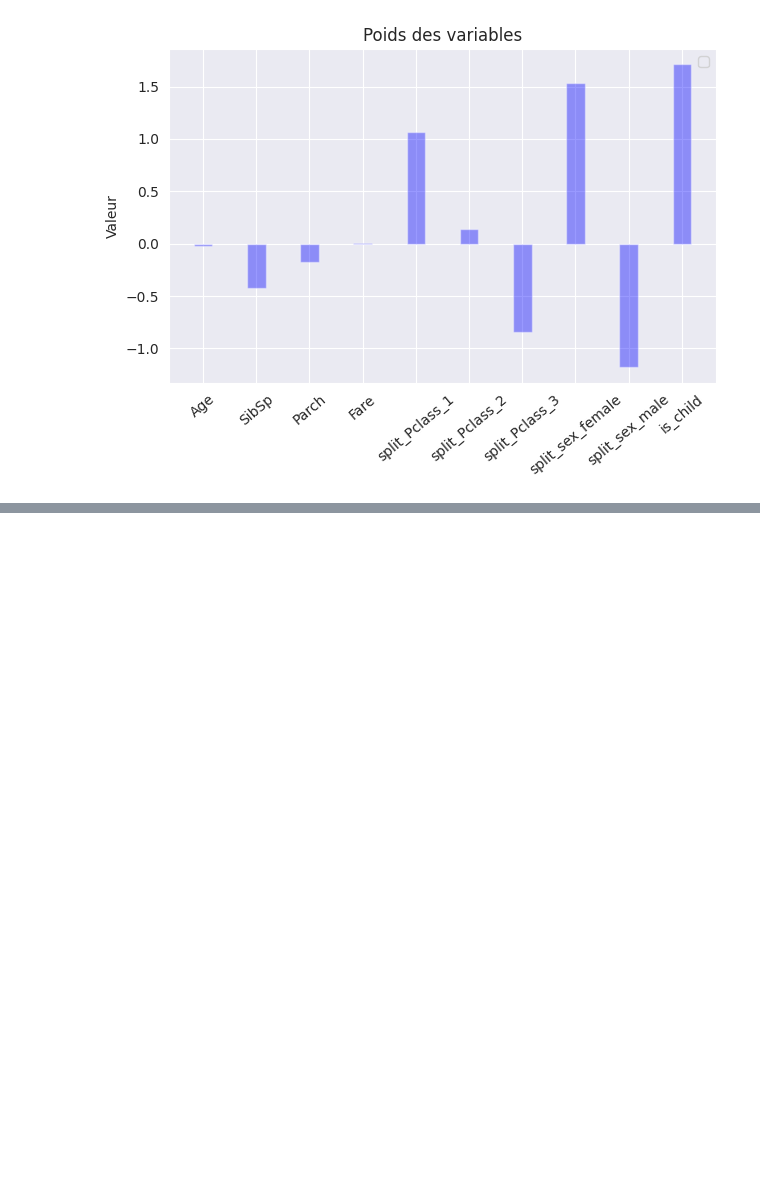
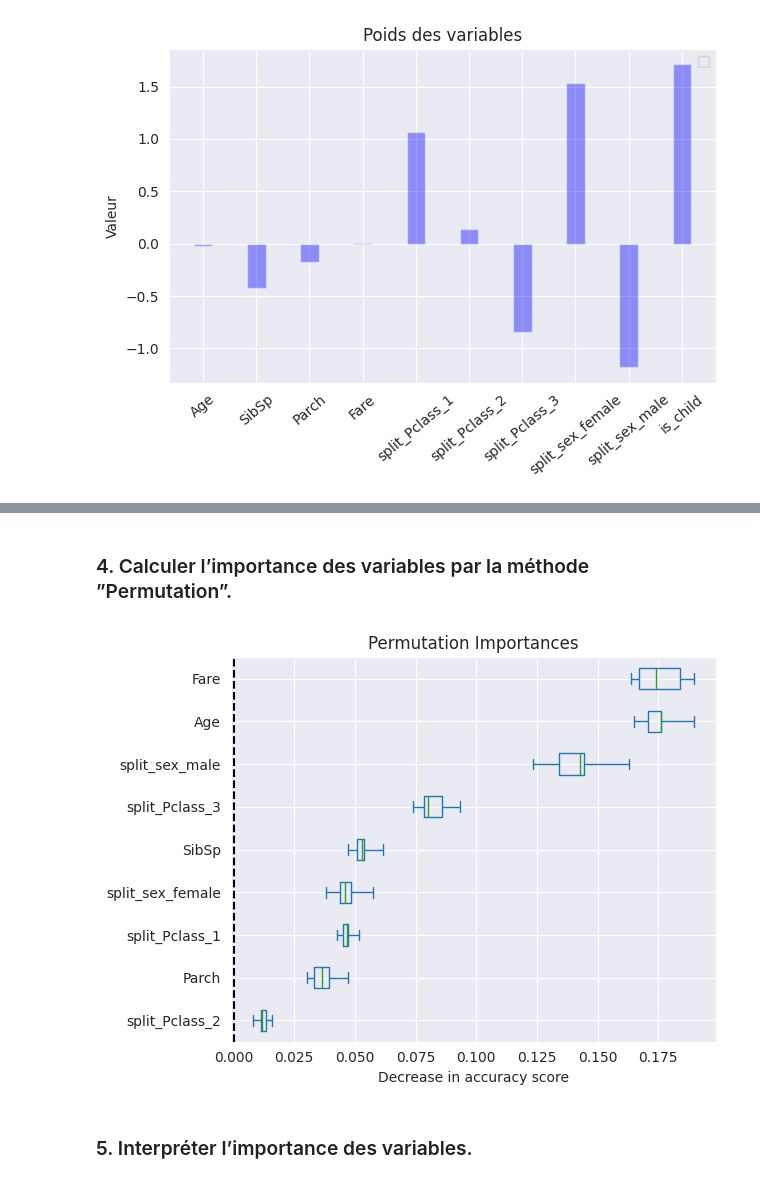
Before and after one commit to silvainlud/M2-IA-TP2, a Jupyter notebook: TP2.ipynb, the cells around one changed output, grey strips where cells are left out. Saved outputs shown, nothing was run; the diff lists cells and outputs as text; code cells hidden in the pictures; blank space fills up the shorter version.

```diff
--- a/TP2.ipynb
+++ b/TP2.ipynb
@@ -210,0 +426,6 @@ No artists with labels found to put in legend.  Note that artists whose label st
+# %%
+initial_width = X.shape[1]
+
+X, y = parse_model_4(train.copy())
+
+X = X.applymap(lambda x: x if x == 1 else -1)
@@ -210,0 +434,13 @@ No artists with labels found to put in legend.  Note that artists whose label st
+# %%
+columnsList = X.columns
+
+for i in columnsList:
+    for j in columnsList:
+        if i != j:
+            vals = X[i] * X[j]
+
+            X.insert(X.shape[1], "mul_" + i + "_" + j, vals, True)
+            pass
+
+for i in columnsList:
+    del X[i]
@@ -210,0 +449,5 @@ No artists with labels found to put in legend.  Note that artists whose label st
+# %%
+lr = LogisticRegression(max_iter=1000000)
+lr.fit(X, y)
+
+compute_score(lr, X, y)
@@ -210,0 +526,23 @@ No artists with labels found to put in legend.  Note that artists whose label st
+# %% [markdown]
+### 4. Calculer l’importance des variables par la méthode ”Permutation”.
+# %%
+from sklearn.inspection import permutation_importance
+
+result = permutation_importance(
+    rf, X, y, n_repeats=10, random_state=42, n_jobs=2
+)
+
+sorted_importances_idx = result.importances_mean.argsort()
+importances = pd.DataFrame(
+    result.importances[sorted_importances_idx].T,
+    columns=X.columns[sorted_importances_idx],
+)
+ax = importances.plot.box(vert=False, whis=10)
+ax.set_title("Permutation Importances")
+ax.axvline(x=0, color="k", linestyle="--")
+ax.set_xlabel("Decrease in accuracy score")
+ax.figure.tight_layout()
+# %% [output]
+[figure, added]
+# %% [markdown]
+### 5. Interpréter l’importance des variables.
```
Also changed, not shown: parts of 76 cells of this notebook, 1 other file.
